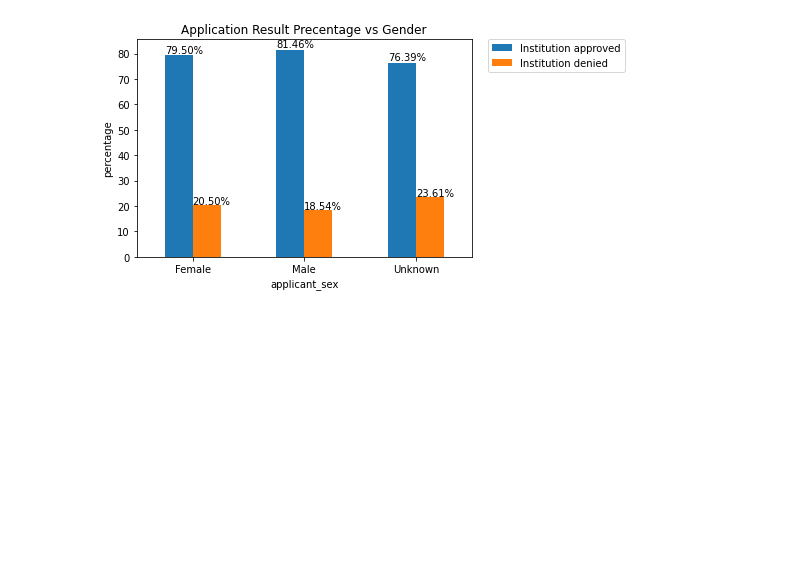
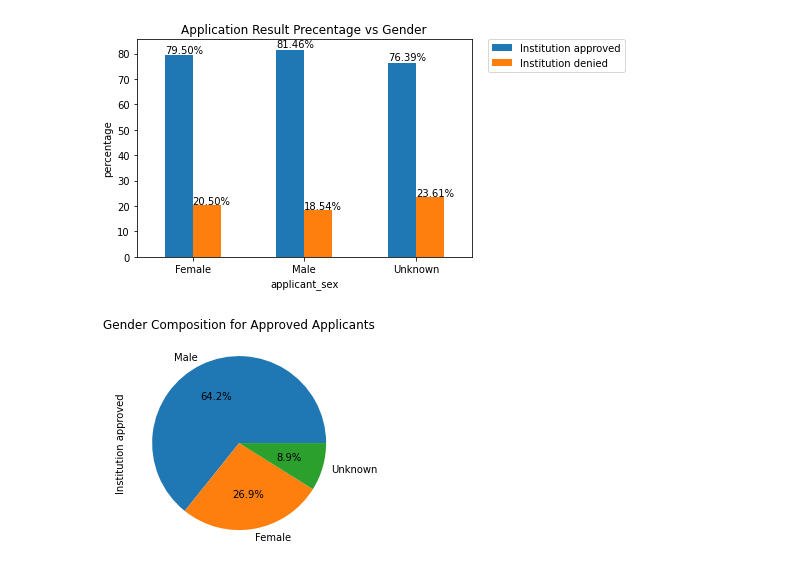
Before and after one commit to YihengYe/ECE143-HMDA_Mortagage_Analysis_and_Prediction, a Jupyter notebook: notebooks/Raw_EDA_2.ipynb, the cells around one changed output. Cells and saved outputs as stored; diff of their text form; code cells hidden in the pictures; blank space fills up the shorter version.

Commit message:
Finished Gender analysis

```diff
--- a/notebooks/Raw_EDA_2.ipynb
+++ b/notebooks/Raw_EDA_2.ipynb
@@ -102,3 +104,10 @@ plt.savefig(image_path+'Application_result_percentage_gender.png', bbox_inches='
 # %% [output]
 <Figure size 432x288 with 0 Axes>
 [figure]
+# %%
+Sex_result_approve=Sex_result_a1['Institution approved'].reindex(index=['Male','Female','Unknown'])
+plt.figure()
+Sex_result_approve.plot.pie(legend=False, title='Gender Composition for Approved Applicants',autopct='%1.1f%%')
+plt.savefig(image_path+'Approved_applicant_gender.png', bbox_inches='tight')
+# %% [output]
+[figure, added]
```
Also changed, not shown: parts of 24 cells of this notebook, 17 other files.
